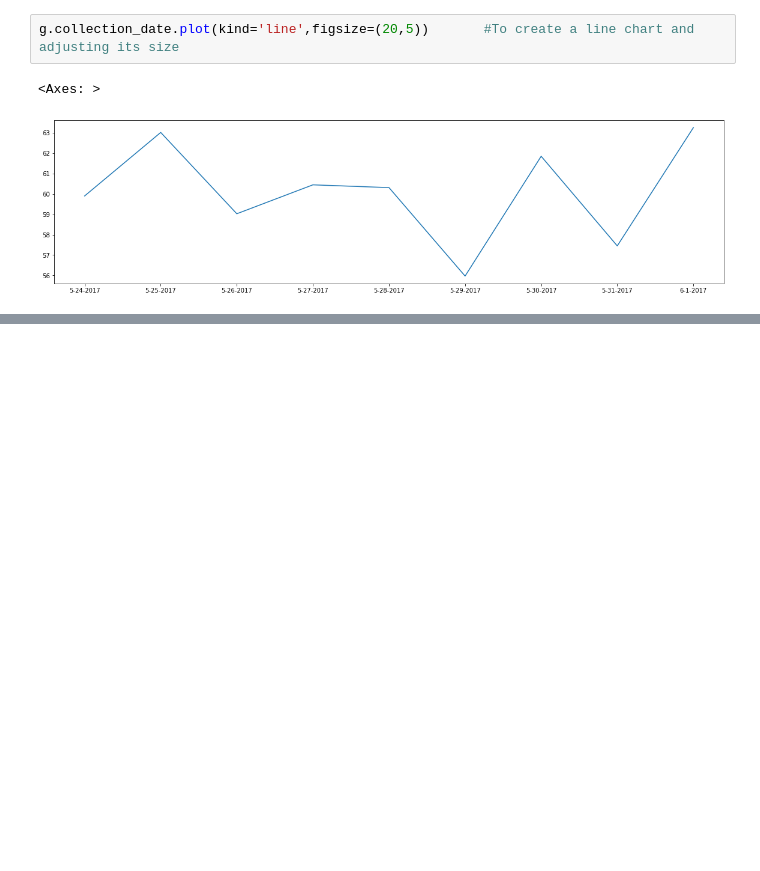
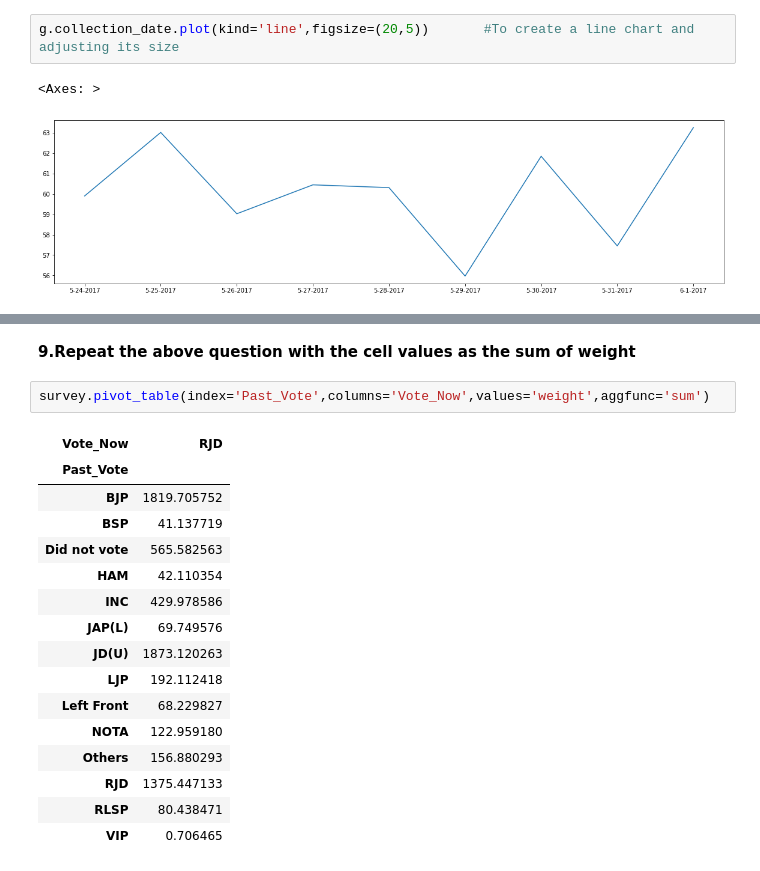
Before and after one commit to Shubam27/Google-Colab-Work, a Jupyter notebook: Survey_Dataset.ipynb, the cells around one changed output, grey strips where cells are left out. Drawn from its saved outputs; the diff is of its cells as text; blank space fills up the shorter version.

```diff
--- a/Survey_Dataset.ipynb
+++ b/Survey_Dataset.ipynb
@@ -434,0 +457,21 @@ g.collection_date.plot(kind='line',figsize=(20,5))       #To create a line chart
+# %% [markdown]
+**9.Repeat the above question with the cell values as the sum of weight**
+# %%
+survey.pivot_table(index='Past_Vote',columns='Vote_Now',values='weight',aggfunc='sum')
+# %% [output]
+| Vote_Now | RJD |
+| Past_Vote |  |
+| BJP | 1819.705752 |
+| BSP | 41.137719 |
+| Did not vote | 565.582563 |
+| HAM | 42.110354 |
+| INC | 429.978586 |
+| JAP(L) | 69.749576 |
+| JD(U) | 1873.120263 |
+| LJP | 192.112418 |
+| Left Front | 68.229827 |
+| NOTA | 122.959180 |
+| Others | 156.880293 |
+| RJD | 1375.447133 |
+| RLSP | 80.438471 |
+| VIP | 0.706465 |
```
Also changed, not shown: parts of 6 cells of this notebook.
